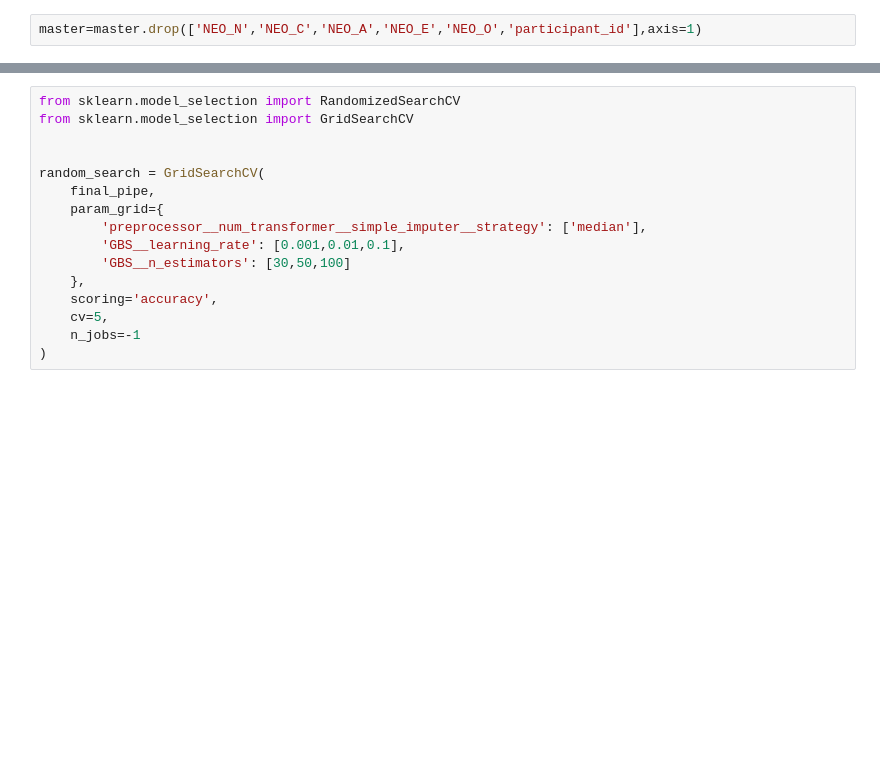
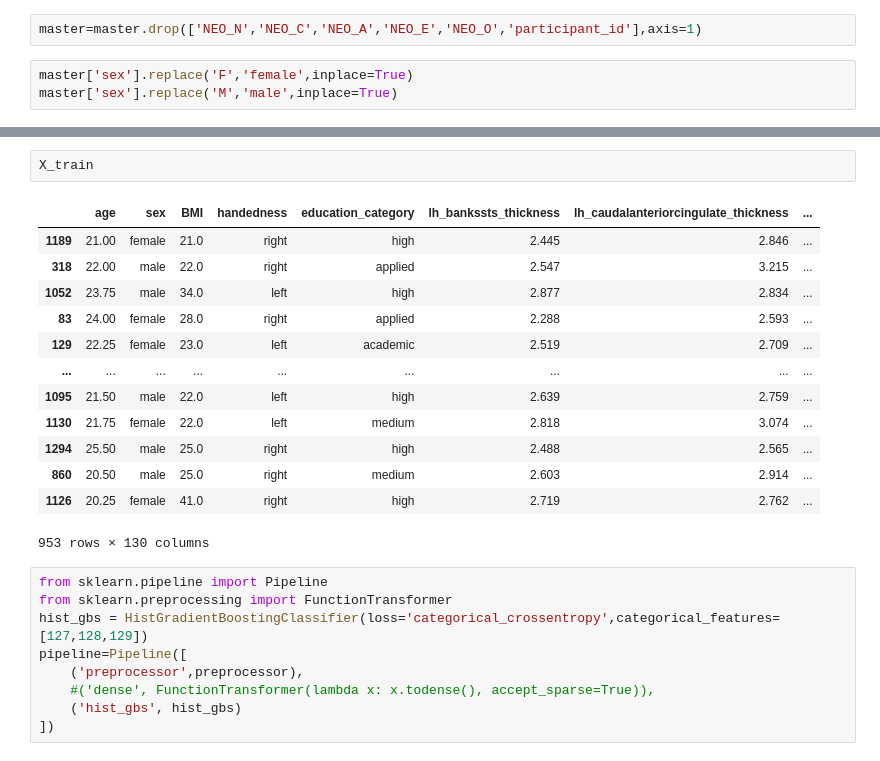
Before and after one commit to lukevano/mri_personality, a Jupyter notebook: notebooks/CH_MRI_Personality.ipynb, the cells around one changed output, grey strips where cells are left out. Cells and saved outputs as stored; diff of their text form; blank space fills up the shorter version.

```diff
--- a/notebooks/CH_MRI_Personality.ipynb
+++ b/notebooks/CH_MRI_Personality.ipynb
@@ -252,3 +540,6 @@ from sklearn.preprocessing import OneHotEncoder
 gbs=GradientBoostingClassifier()
 # %%
 master=master.drop(['NEO_N','NEO_C','NEO_A','NEO_E','NEO_O','participant_id'],axis=1)
+# %%
+master['sex'].replace('F','female',inplace=True)
+master['sex'].replace('M','male',inplace=True)
@@ -303,16 +639,25 @@ Pipeline(steps=[('preprocessor',
+# %%
+X_train
+# %% [output]
+|  | age | sex | BMI | handedness | education_category | lh_bankssts_thickness | lh_caudalanteriorcingulate_thickness | ... |
+| 1189 | 21.00 | female | 21.0 | right | high | 2.445 | 2.846 | ... |
+| 318 | 22.00 | male | 22.0 | right | applied | 2.547 | 3.215 | ... |
+| 1052 | 23.75 | male | 34.0 | left | high | 2.877 | 2.834 | ... |
+| 83 | 24.00 | female | 28.0 | right | applied | 2.288 | 2.593 | ... |
+| 129 | 22.25 | female | 23.0 | left | academic | 2.519 | 2.709 | ... |
+| ... | ... | ... | ... | ... | ... | ... | ... | ... |
+| 1095 | 21.50 | male | 22.0 | left | high | 2.639 | 2.759 | ... |
+| 1130 | 21.75 | female | 22.0 | left | medium | 2.818 | 3.074 | ... |
+| 1294 | 25.50 | male | 25.0 | right | high | 2.488 | 2.565 | ... |
+| 860 | 20.50 | male | 25.0 | right | medium | 2.603 | 2.914 | ... |
+| 1126 | 20.25 | female | 41.0 | right | high | 2.719 | 2.762 | ... |
+953 rows × 130 columns
 # %%
-from sklearn.model_selection import RandomizedSearchCV
-from sklearn.model_selection import GridSearchCV
-
-
-random_search = GridSearchCV(
-    final_pipe,
-    param_grid={
-        'preprocessor__num_transformer__simple_imputer__strategy': ['median'],
-        'GBS__learning_rate': [0.001,0.01,0.1],
-        'GBS__n_estimators': [30,50,100]
-    },
-    scoring='accuracy',
-    cv=5,
-    n_jobs=-1
-)
+from sklearn.pipeline import Pipeline
+from sklearn.preprocessing import FunctionTransformer
+hist_gbs = HistGradientBoostingClassifier(loss='categorical_crossentropy',categorical_features=[127,128,129])
+pipeline=Pipeline([
+    ('preprocessor',preprocessor),
+    #('dense', FunctionTransformer(lambda x: x.todense(), accept_sparse=True)),
+    ('hist_gbs', hist_gbs)
+])
```
Also changed, not shown: parts of 100 cells of this notebook.
